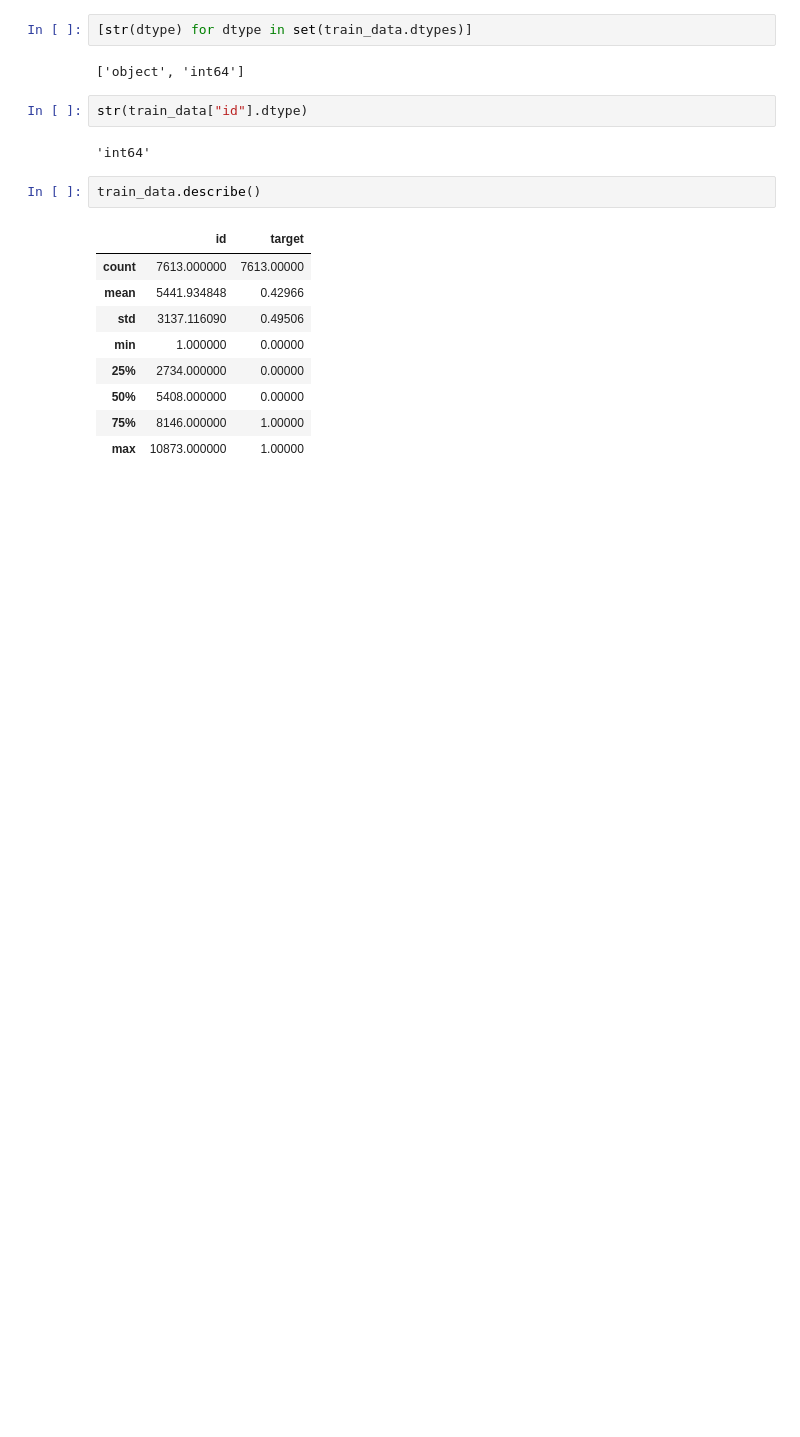
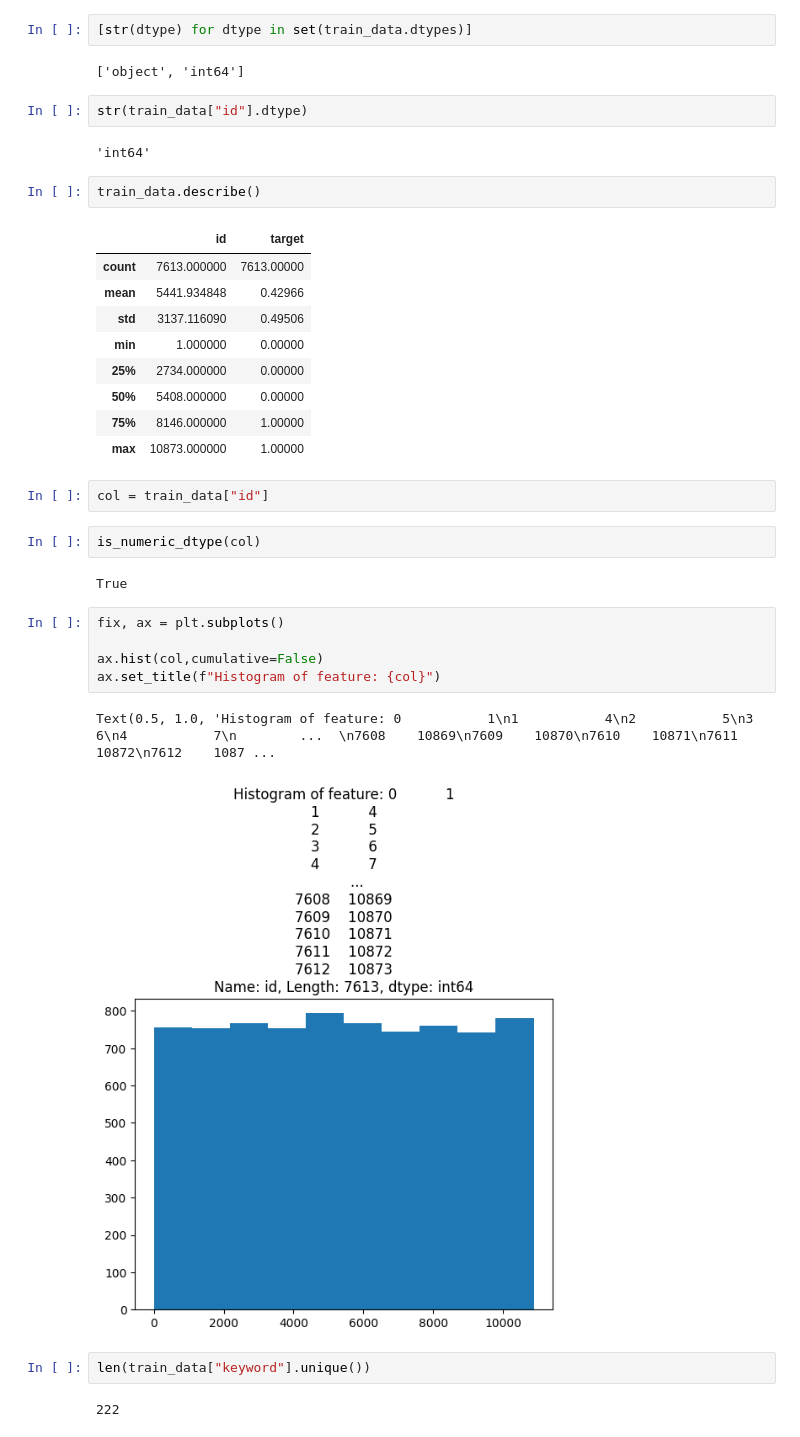
Before and after one commit to thickett/kaggle, a Jupyter notebook: disaster tweets/disaster_competition.ipynb, the cells around one changed output. Saved outputs shown, nothing was run; the diff lists cells and outputs as text; blank space fills up the shorter version.

```diff
--- a/disaster tweets/disaster_competition.ipynb
+++ b/disaster tweets/disaster_competition.ipynb
@@ -120,3 +122,21 @@ train_data.describe()
 | 50% | 5408.000000 | 0.00000 |
 | 75% | 8146.000000 | 1.00000 |
 | max | 10873.000000 | 1.00000 |
+# %%
+col = train_data["id"]
+# %%
+is_numeric_dtype(col)
+# %% [output]
+True
+# %%
+fix, ax = plt.subplots()
+
+ax.hist(col,cumulative=False)
+ax.set_title(f"Histogram of feature: {col}")
+# %% [output]
+Text(0.5, 1.0, 'Histogram of feature: 0           1\n1           4\n2           5\n3           6\n4           7\n        ...  \n7608    10869\n7609    10870\n7610    10871\n7611    10872\n7612    1087 ...
+[figure, added]
+# %%
+len(train_data["keyword"].unique())
+# %% [output]
+222
```
Also changed, not shown: parts of 5 cells of this notebook, 2 other files.
